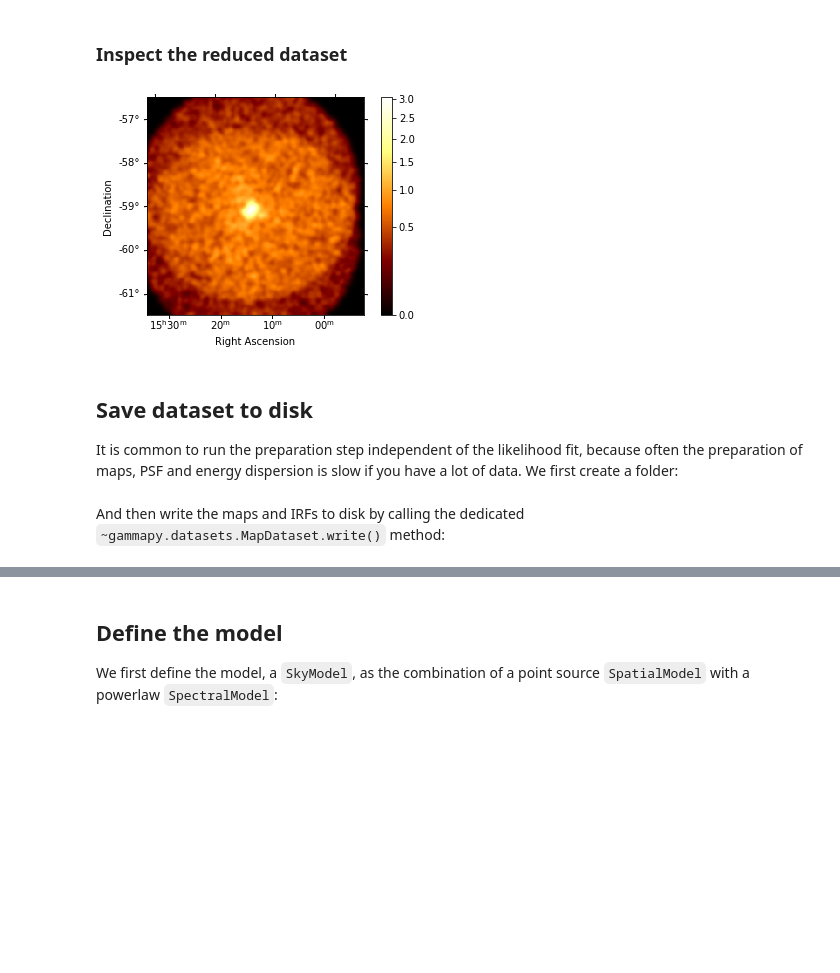
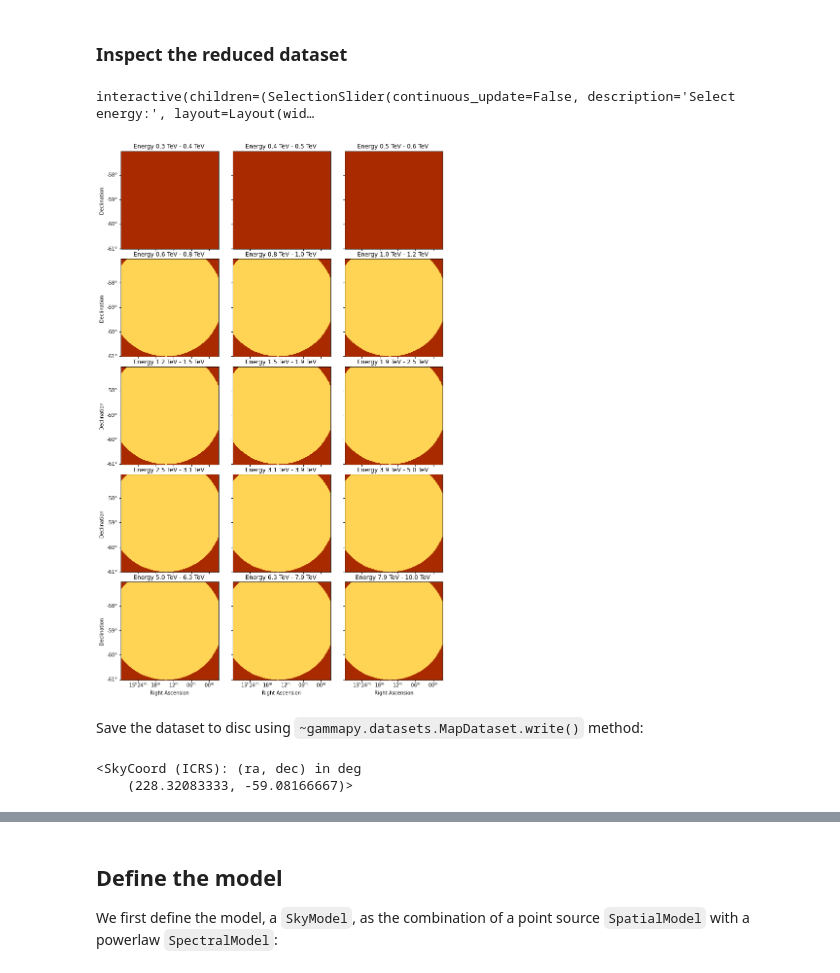
Before and after one commit to AtreyeeS/VHE-KU-workshop, a Jupyter notebook: data_reduction_msh.ipynb, the cells around one changed output, grey strips where cells are left out. Cells and saved outputs as stored; diff of their text form; code cells hidden in the pictures; blank space fills up the shorter version.

```diff
--- a/data_reduction_msh.ipynb
+++ b/data_reduction_msh.ipynb
@@ -145,14 +162,14 @@ stacked = MapDataset.create(
 
 The `~gammapy.datasets.MapDatasetMaker` object is initialized as well as the `~gammapy.makers.SafeMaskMaker` that carries here a maximum offset selection.
 # %%
-offset_max = 2.5 * u.deg
+offset_max = 2.3 * u.deg
 maker = MapDatasetMaker()
 maker_safe_mask = SafeMaskMaker(
-    methods=["offset-max", "aeff-max"], offset_max=offset_max
+    methods=["offset-max", "aeff-max", "bkg-peak"], offset_max=offset_max
 )
 # %%
 circle = CircleSkyRegion(
     center=SkyCoord(pos.ra, pos.dec), radius=0.4 * u.deg
 )
 exclusion_mask = ~geom.region_mask(regions=[circle])
-maker_fov = FoVBackgroundMaker(method="fit", exclusion_mask=exclusion_mask)
+maker_fov = FoVBackgroundMaker(method="scale", exclusion_mask=exclusion_mask)
@@ -218,12 +241,8 @@ MapDataset
 # %% [markdown]
 ### Inspect the reduced dataset
 # %%
-stacked.counts.sum_over_axes().smooth(0.05 * u.deg).plot(
+stacked.counts.smooth(0.04 * u.deg).plot_interactive(
     stretch="sqrt", add_cbar=True
 );
 # %% [output]
-[figure, removed]
+interactive(children=(SelectionSlider(continuous_update=False, description='Select energy:', layout=Layout(wid…
-# %% [markdown]
-## Save dataset to disk
-
-It is common to run the preparation step independent of the likelihood fit, because often the preparation of maps, PSF and energy dispersion is slow if you have a lot of data. We first create a folder:
@@ -233,3 +249,7 @@ path.mkdir(exist_ok=True)
+# %%
+dataset.mask_safe.plot_grid(vmin=-1, vmax=2);
+# %% [output]
+[figure, added]
 # %% [markdown]
-And then write the maps and IRFs to disk by calling the dedicated `~gammapy.datasets.MapDataset.write()` method:
+Save the dataset to disc using `~gammapy.datasets.MapDataset.write()` method:
 # %%
@@ -237 +257,6 @@ filename = path / "msh-stacked-dataset.fits.gz"
 stacked.write(filename, overwrite=True)
+# %%
+pos
+# %% [output]
+<SkyCoord (ICRS): (ra, dec) in deg
+    (228.32083333, -59.08166667)>
```
Also changed, not shown: parts of 37 cells of this notebook.
